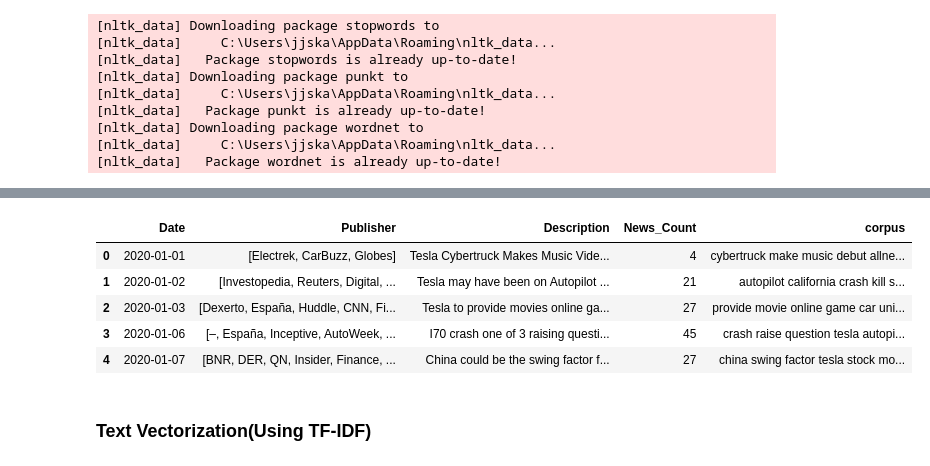
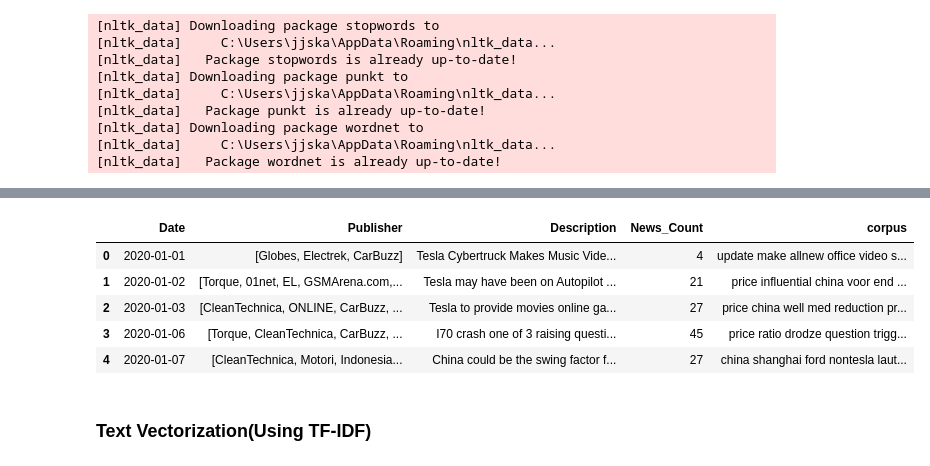
Before and after one commit to geun-hyoung/StockPredictionByTextMining, a Jupyter notebook: Phase 1 - Text_Analysis_TeslaNews.ipynb, the cells around one changed output, grey strips where cells are left out. Cells and saved outputs as stored; diff of their text form; code cells hidden in the pictures.

```diff
--- a/Phase 1 - Text_Analysis_TeslaNews.ipynb
+++ b/Phase 1 - Text_Analysis_TeslaNews.ipynb
@@ -81,6 +70,7 @@ if not os.path.exists(output_dir):
     os.makedirs(output_dir)
 
 all_data = pd.DataFrame()
+title_df = pd.DataFrame()
 
 for filename in sorted(os.listdir(data_dir)):
     file_path = os.path.join(data_dir, filename)
@@ -89,6 +79,7 @@ for filename in sorted(os.listdir(data_dir)):
         continue
 
     df = pd.read_excel(file_path)
+    print(file_path)
     df['Date'] = pd.to_datetime(df['Date'], errors='coerce').dt.strftime('%Y.%m.%d')
 
     # 'Publisher' 컬럼의 'title' 값만 추출
@@ -106,6 +97,8 @@ for filename in sorted(os.listdir(data_dir)):
     # 'Description' 컬럼의 값에서 영어가 아닌 한자, 한국어, 일본어 등 제거
     df['Description'] = df['Description'].apply(lambda x: re.sub(r'[^\x00-\x7F]+', '', x))
 
+    title_df = title_df._append(df, ignore_index=True)
+
     # 'Date' 컬럼으로 그룹화하고 'Publisher'와 'Description' 컬럼을 각각 합침
     df_consolidated = df.groupby(['Date']).agg({'Publisher': ' '.join, 'Description': ' '.join}).reset_index()
 
@@ -114,3 +107,16 @@ for filename in sorted(os.listdir(data_dir)):
 
     # 모든 데이터를 저장하는 데이터프레임에 추가
     all_data = all_data._append(df_consolidated, ignore_index=True)
+
+# 'Date' 컬럼을 datetime 형식으로 변환
+all_data['Date'] = pd.to_datetime(all_data['Date'])
+
+# 날짜에서 요일을 추출 (월요일: 0, 일요일: 6)
+all_data['weekday'] = all_data['Date'].dt.weekday
+
+# 요일이 토요일(5), 일요일(6)인 경우 그 다음 월요일로 변경한 날짜를 'group_date'라는 새로운 컬럼에 저장
+all_data['group_date'] = all_data.apply(lambda row: row['Date'] + pd.DateOffset(days=(7 - row['weekday'])) if row['weekday'] in [5, 6] else row['Date'], axis=1)
+
+# 'group_date' 컬럼의 이름을 'Date'로 변경
+all_data.rename(columns={'group_date': 'new_date'}, inplace=True)
+all_data.head()
@@ -191,7 +242,7 @@ car_stopwords = ['vehicles', 'truckers', 'transportation', 'trucks', 'vehicle']
 date_stopwords = ['january', 'fabruary', 'march','april','may','june','july','agust','september','october','november','december']
 other_stopwords = ['do']
 
-all_additional_stopwords = general_stopwords + brand_stopwords + tech_stopwords + car_stopwords+date_stopwords + other_stopwords
+all_additional_stopwords = general_stopwords +date_stopwords + other_stopwords
 
 for stopword in all_additional_stopwords:
     stopwords_default.append(stopword)
@@ -259,20 +299,26 @@ def preprocess_sentence(sentence):
     tokens = [lemmatizer.lemmatize(word, pos='v') if word in verb_words else word for word in tokens]
     # adject_words의  단어를 형용사로 표제어 추출
     tokens = [lemmatizer.lemmatize(word, pos='a') if word in adject_words else word for word in tokens]
-
+    tokens = list(set(tokens))
+    tokens = [token for token in tokens if len(token)>2]
 
     return ' '.join(tokens)
 # %%
 tsla_df['corpus'] = tsla_df['Description'].apply(preprocess_sentence)
 # %%
+def list_to_set(x):
+    x = list(x)
+    return list(set(x))
+
+tsla_df['Publisher'] = tsla_df['Publisher'].apply(list_to_set)
 tsla_df.head()
 # %% [output]
 |  | Date | Publisher | Description | News_Count | corpus |
-| 0 | 2020-01-01 | [Electrek, CarBuzz, Globes] | Tesla Cybertruck Makes Music Vide... | 4 | cybertruck make music debut allne... |
-| 1 | 2020-01-02 | [Investopedia, Reuters, Digital, ... | Tesla may have been on Autopilot ... | 21 | autopilot california crash kill s... |
-| 2 | 2020-01-03 | [Dexerto, España, Huddle, CNN, Fi... | Tesla to provide movies online ga... | 27 | provide movie online game car uni... |
-| 3 | 2020-01-06 | [–, España, Inceptive, AutoWeek, ... | I70 crash one of 3 raising questi... | 45 | crash raise question tesla autopi... |
-| 4 | 2020-01-07 | [BNR, DER, QN, Insider, Finance, ... | China could be the swing factor f... | 27 | china swing factor tesla stock mo... |
+| 0 | 2020-01-01 | [Globes, Electrek, CarBuzz] | Tesla Cybertruck Makes Music Vide... | 4 | update make allnew office video s... |
+| 1 | 2020-01-02 | [Torque, 01net, EL, GSMArena.com,... | Tesla may have been on Autopilot ... | 21 | price influential china voor end ... |
+| 2 | 2020-01-03 | [CleanTechnica, ONLINE, CarBuzz, ... | Tesla to provide movies online ga... | 27 | price china well med reduction pr... |
+| 3 | 2020-01-06 | [Torque, CleanTechnica, CarBuzz, ... | I70 crash one of 3 raising questi... | 45 | price ratio drodze question trigg... |
+| 4 | 2020-01-07 | [CleanTechnica, Motori, Indonesia... | China could be the swing factor f... | 27 | china shanghai ford nontesla laut... |
 # %%
 tsla_df.to_csv(os.path.join(output_dir, "preprocessed_data.csv"), index=False)
 # %% [markdown]
```
Also changed, not shown: parts of 68 cells of this notebook, 3 other files.
